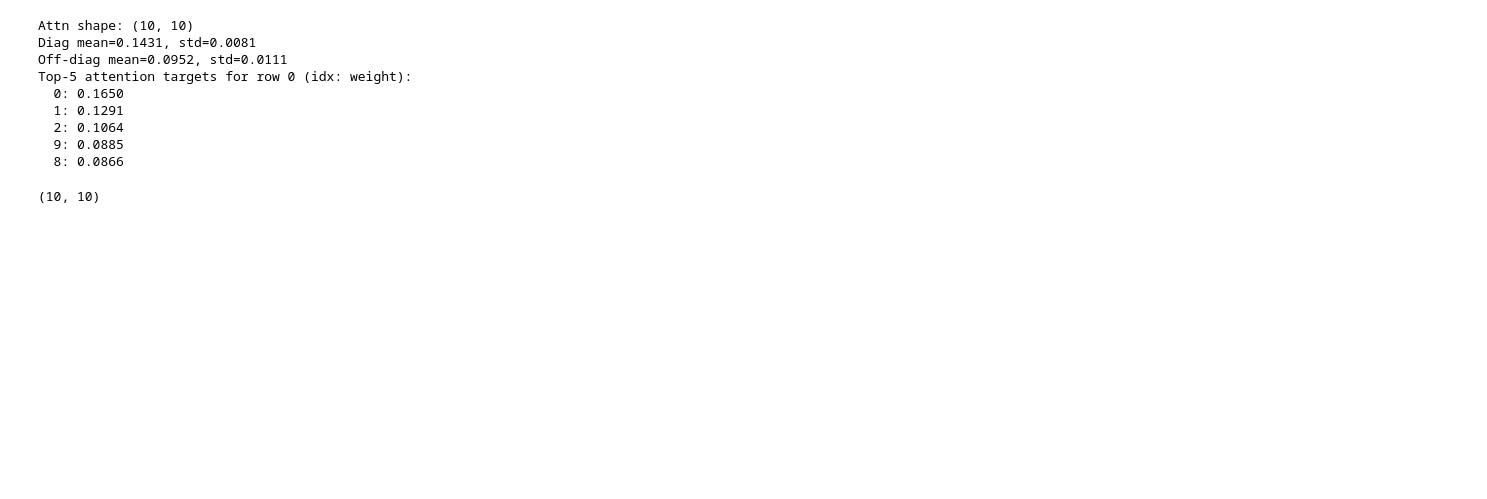
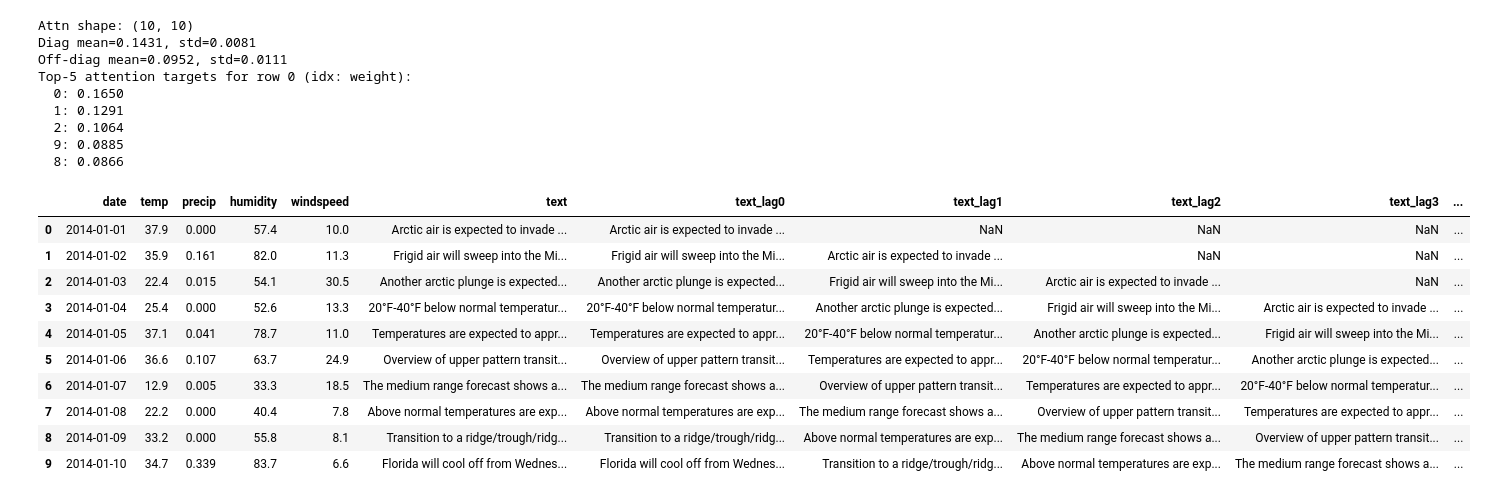
Before and after one commit to mzzhang95/nanoTabPFN-Text-Enhanced, a Jupyter notebook: text_embed.ipynb, the cells around one changed output. Saved outputs shown, nothing was run; the diff lists cells and outputs as text; code cells hidden in the pictures; blank space fills up the shorter version.

```diff
--- a/text_embed.ipynb
+++ b/text_embed.ipynb
@@ -55,6 +55,16 @@ Top-5 attention targets for row 0 (idx: weight):
   9: 0.0885
   8: 0.0866
 # %%
-attn_np.shape
+df
 # %% [output]
-(10, 10)
+|  | date | temp | precip | humidity | windspeed | text | text_lag0 | text_lag1 | text_lag2 | text_lag3 | ... |
+| 0 | 2014-01-01 | 37.9 | 0.000 | 57.4 | 10.0 | Arctic air is expected to invade ... | Arctic air is expected to invade ... | NaN | NaN | NaN | ... |
+| 1 | 2014-01-02 | 35.9 | 0.161 | 82.0 | 11.3 | Frigid air will sweep into the Mi... | Frigid air will sweep into the Mi... | Arctic air is expected to invade ... | NaN | NaN | ... |
+| 2 | 2014-01-03 | 22.4 | 0.015 | 54.1 | 30.5 | Another arctic plunge is expected... | Another arctic plunge is expected... | Frigid air will sweep into the Mi... | Arctic air is expected to invade ... | NaN | ... |
+| 3 | 2014-01-04 | 25.4 | 0.000 | 52.6 | 13.3 | 20°F-40°F below normal temperatur... | 20°F-40°F below normal temperatur... | Another arctic plunge is expected... | Frigid air will sweep into the Mi... | Arctic air is expected to invade ... | ... |
+| 4 | 2014-01-05 | 37.1 | 0.041 | 78.7 | 11.0 | Temperatures are expected to appr... | Temperatures are expected to appr... | 20°F-40°F below normal temperatur... | Another arctic plunge is expected... | Frigid air will sweep into the Mi... | ... |
+| 5 | 2014-01-06 | 36.6 | 0.107 | 63.7 | 24.9 | Overview of upper pattern transit... | Overview of upper pattern transit... | Temperatures are expected to appr... | 20°F-40°F below normal temperatur... | Another arctic plunge is expected... | ... |
+| 6 | 2014-01-07 | 12.9 | 0.005 | 33.3 | 18.5 | The medium range forecast shows a... | The medium range forecast shows a... | Overview of upper pattern transit... | Temperatures are expected to appr... | 20°F-40°F below normal temperatur... | ... |
+| 7 | 2014-01-08 | 22.2 | 0.000 | 40.4 | 7.8 | Above normal temperatures are exp... | Above normal temperatures are exp... | The medium range forecast shows a... | Overview of upper pattern transit... | Temperatures are expected to appr... | ... |
+| 8 | 2014-01-09 | 33.2 | 0.000 | 55.8 | 8.1 | Transition to a ridge/trough/ridg... | Transition to a ridge/trough/ridg... | Above normal temperatures are exp... | The medium range forecast shows a... | Overview of upper pattern transit... | ... |
+| 9 | 2014-01-10 | 34.7 | 0.339 | 83.7 | 6.6 | Florida will cool off from Wednes... | Florida will cool off from Wednes... | Transition to a ridge/trough/ridg... | Above normal temperatures are exp... | The medium range forecast shows a... | ... |
```
Also changed, not shown: parts of 11 cells of this notebook, 10 other files.
